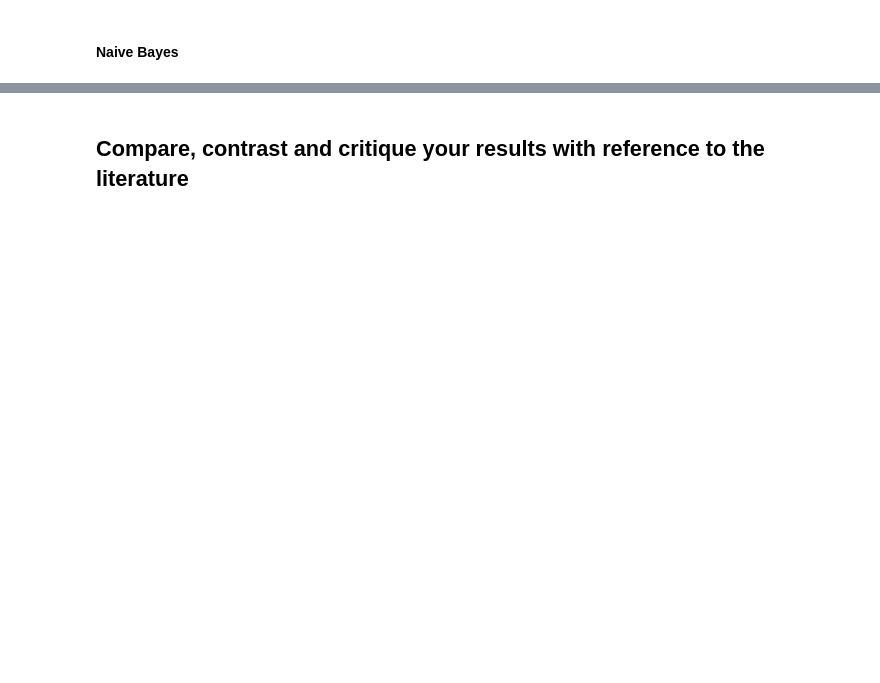
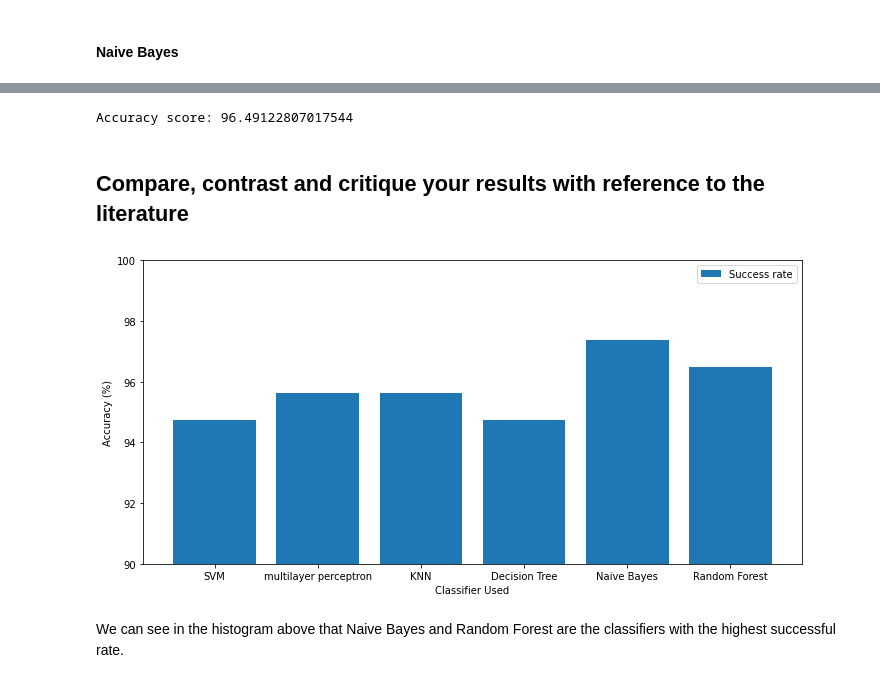
Before and after one commit to LaisColetta/PdDA_Project2, a Jupyter notebook: Project2.ipynb, the cells around one changed output, grey strips where cells are left out. Drawn from its saved outputs; the diff is of its cells as text; code cells hidden in the pictures; blank space fills up the shorter version.

Commit message:
graphs

```diff
--- a/Project2.ipynb
+++ b/Project2.ipynb
@@ -521,7 +574,7 @@ Accuracy score: 0.9473684210526315
 #### Naive Bayes
 # %%
 Gnb = GaussianNB()
-Gnb.fit(X_train, y_train)
+Gnb.fit(x_train, y_train)
 
-Gnb_predictions = Gnb.predict(X_test)
+Gnb_predictions = Gnb.predict(x_test)
 Gnb_predictions
@@ -528,5 +591,5 @@ Gnb_predictions
 # %%
-Gnb_acc = accuracy_score(y_test,Gnb_predictions)
+Gnb_acc = accuracy_score(y_test,Gnb_predictions)*100
 
 print("Accuracy score:",Gnb_acc)
 # %% [output]
@@ -533,0 +599,6 @@ Accuracy score: 0.9736842105263158
+# %%
+rf = RandomForestClassifier(random_state=42)
+rf.fit(x_train, y_train)
+
+rf_predictions = rf.predict(x_test)
+rf_predictions
@@ -534,7 +615,39 @@ Accuracy score: 0.9736842105263158
+# %%
+rf_acc = (accuracy_score(y_test,rf_predictions))*100
+
+print("Accuracy score:",rf_acc)
+# %% [output]
+Accuracy score: 96.49122807017544
 # %% [markdown]
 ## Compare, contrast and critique your results with reference to the literature
 # %%
-test
+accuracies={"SVM": svm_acc,
+            "multilayer perceptron": mlp_acc,
+            "KNN": KNN_acc,
+            "Decision Tree": dt_acc,
+            "Naive Bayes": Gnb_acc,
+            "Random Forest": rf_acc}
+
+#Plot accuracy for different models
+plt.figure(figsize=(10,5))
+plt.bar(accuracies.keys(),accuracies.values(),label="Success rate")
+plt.xlabel("Classifier Used")
+plt.ylabel("Accuracy (%)")
+plt.ylim(90,100)
+plt.legend()
+plt.tight_layout()
+
+for p in ax.patches:
+    width = p.get_width()
+    height = p.get_height()
+    x, y = p.get_xy()
+    ax.annotate(f'{height}', (x + width/2, y + height*1.02), ha='center')
+
+plt.show()
+# %% [output]
+[figure, added]
+# %% [markdown]
+We can see in the histogram above that Naive Bayes and Random Forest are the classifiers with the highest successful rate.
 # %%
 from sklearn.model_selection import train_test_split
 
```
Also changed, not shown: parts of 18 cells of this notebook.
